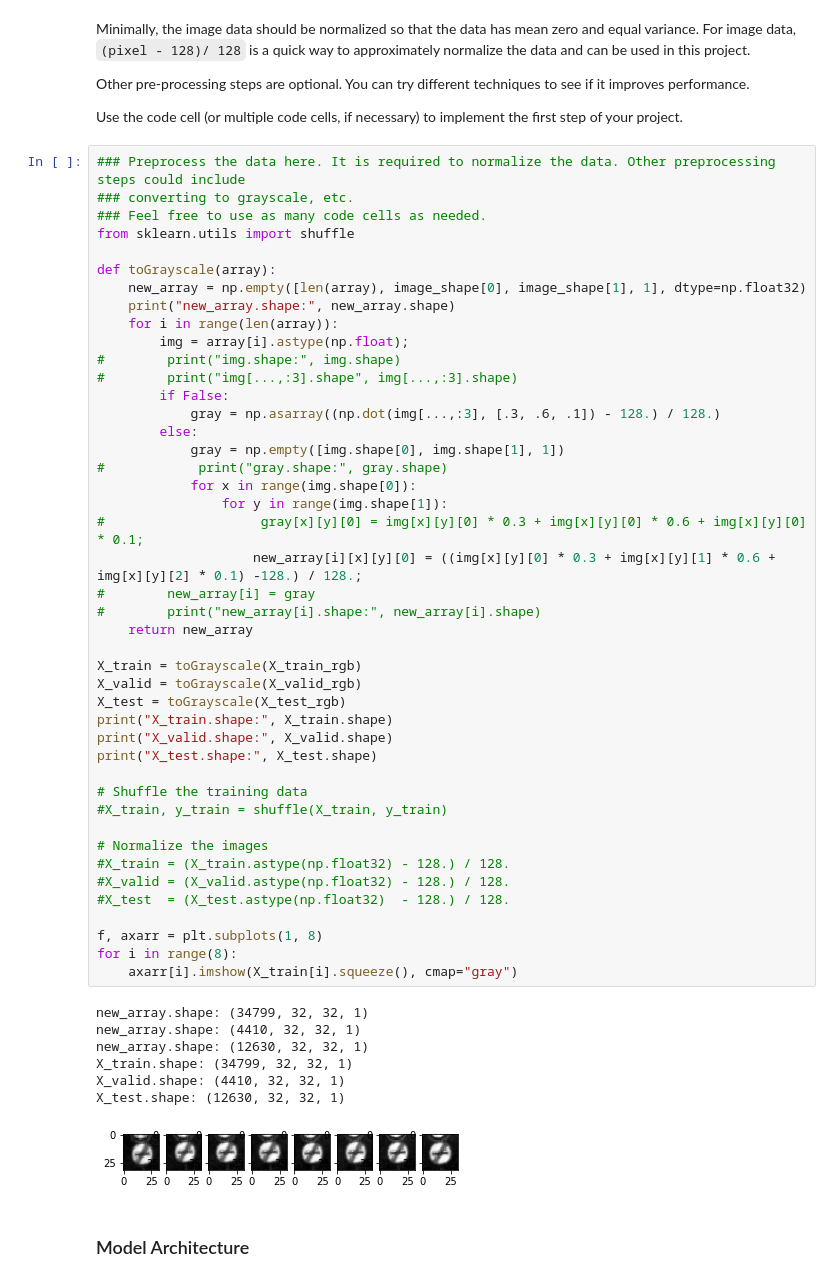
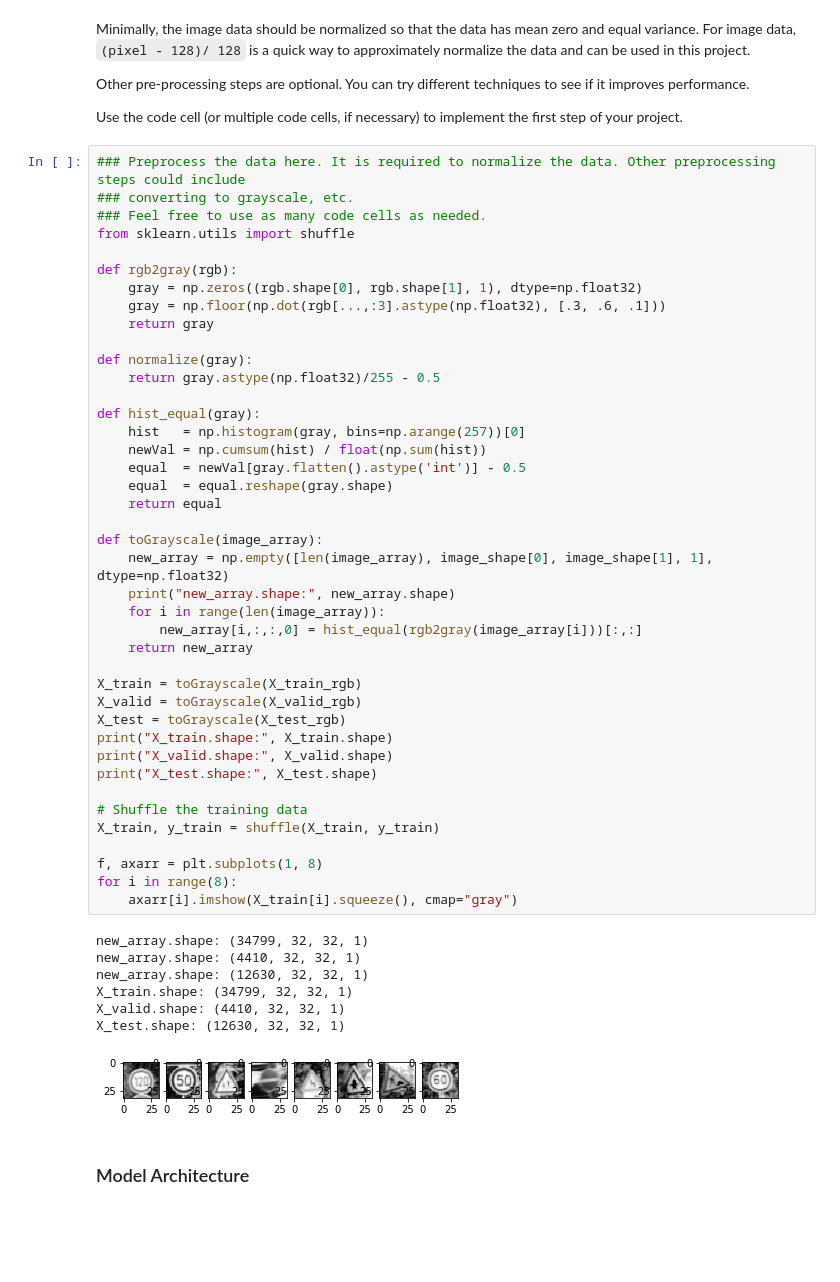
Before and after one commit to hkube/CarND-Traffic-Sign-Classifier-Project, a Jupyter notebook: Traffic_Sign_Classifier_1.ipynb, the cells around one changed output. Saved outputs shown, nothing was run; the diff lists cells and outputs as text; blank space fills up the shorter version.

Commit message:
Improved grayscaling + shuffle training data

```diff
--- a/Traffic_Sign_Classifier_1.ipynb
+++ b/Traffic_Sign_Classifier_1.ipynb
@@ -153,55 +153,52 @@ Use the code cell (or multiple code cells, if necessary) to implement the first
 # %%
 ### Preprocess the data here. It is required to normalize the data. Other preprocessing steps could include
 ### converting to grayscale, etc.
 ### Feel free to use as many code cells as needed.
 from sklearn.utils import shuffle
 
-def toGrayscale(array):
-    new_array = np.empty([len(array), image_shape[0], image_shape[1], 1], dtype=np.float32)
+def rgb2gray(rgb):
+    gray = np.zeros((rgb.shape[0], rgb.shape[1], 1), dtype=np.float32)
+    gray = np.floor(np.dot(rgb[...,:3].astype(np.float32), [.3, .6, .1]))
+    return gray
+
+def normalize(gray):
+    return gray.astype(np.float32)/255 - 0.5
+
+def hist_equal(gray):
+    hist   = np.histogram(gray, bins=np.arange(257))[0]
+    newVal = np.cumsum(hist) / float(np.sum(hist))
+    equal  = newVal[gray.flatten().astype('int')] - 0.5
+    equal  = equal.reshape(gray.shape)
+    return equal
+
+def toGrayscale(image_array):
+    new_array = np.empty([len(image_array), image_shape[0], image_shape[1], 1], dtype=np.float32)
     print("new_array.shape:", new_array.shape)
-    for i in range(len(array)):
-        img = array[i].astype(np.float);
-#        print("img.shape:", img.shape)
-#        print("img[...,:3].shape", img[...,:3].shape)
-        if False:
-            gray = np.asarray((np.dot(img[...,:3], [.3, .6, .1]) - 128.) / 128.)
-        else:
-            gray = np.empty([img.shape[0], img.shape[1], 1])
-#            print("gray.shape:", gray.shape)
-            for x in range(img.shape[0]):
-                for y in range(img.shape[1]):
-#                    gray[x][y][0] = img[x][y][0] * 0.3 + img[x][y][0] * 0.6 + img[x][y][0] * 0.1;
-                    new_array[i][x][y][0] = ((img[x][y][0] * 0.3 + img[x][y][1] * 0.6 + img[x][y][2] * 0.1) -128.) / 128.;
-#        new_array[i] = gray
-#        print("new_array[i].shape:", new_array[i].shape)
+    for i in range(len(image_array)):
+        new_array[i,:,:,0] = hist_equal(rgb2gray(image_array[i]))[:,:]
     return new_array
 
 X_train = toGrayscale(X_train_rgb)
 X_valid = toGrayscale(X_valid_rgb)
 X_test = toGrayscale(X_test_rgb)
 print("X_train.shape:", X_train.shape)
 print("X_valid.shape:", X_valid.shape)
 print("X_test.shape:", X_test.shape)
 
 # Shuffle the training data
-#X_train, y_train = shuffle(X_train, y_train)
-
-# Normalize the images
-#X_train = (X_train.astype(np.float32) - 128.) / 128.
-#X_valid = (X_valid.astype(np.float32) - 128.) / 128.
-#X_test  = (X_test.astype(np.float32)  - 128.) / 128.
+X_train, y_train = shuffle(X_train, y_train)
 
 f, axarr = plt.subplots(1, 8)
 for i in range(8):
     axarr[i].imshow(X_train[i].squeeze(), cmap="gray")
 # %% [output]
 new_array.shape: (34799, 32, 32, 1)
 new_array.shape: (4410, 32, 32, 1)
 new_array.shape: (12630, 32, 32, 1)
 X_train.shape: (34799, 32, 32, 1)
 X_valid.shape: (4410, 32, 32, 1)
 X_test.shape: (12630, 32, 32, 1)
-[figure, old version]
+[figure, new version]
 # %% [markdown]
 ### Model Architecture
 # %%
```
